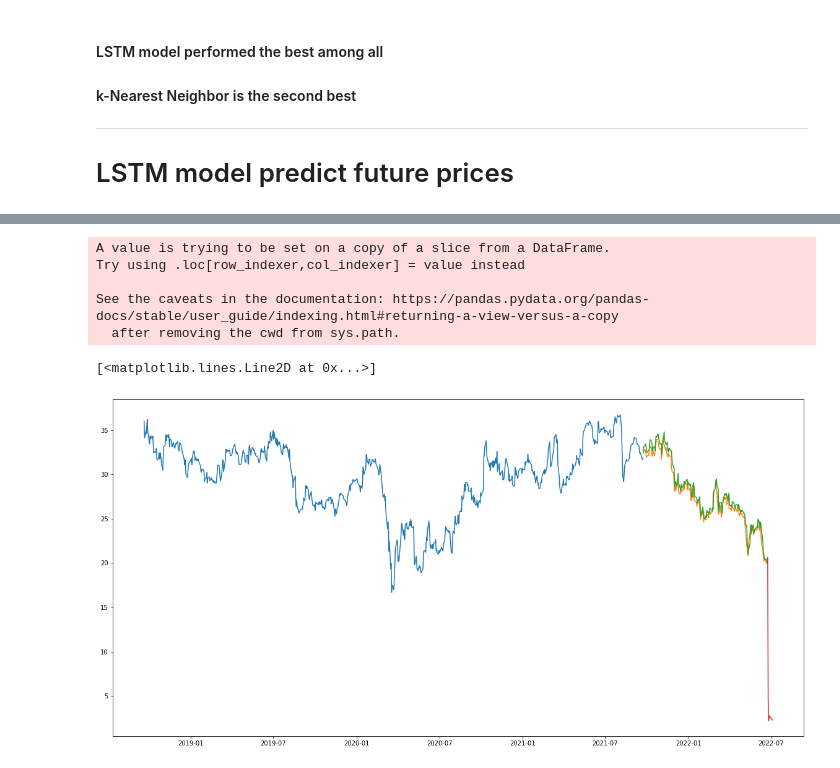
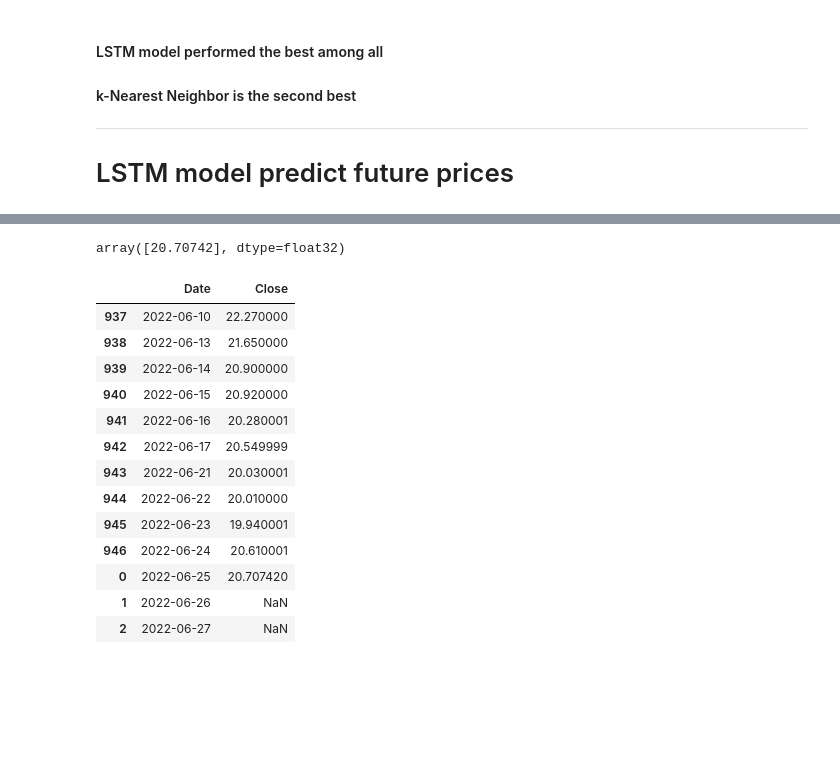
Before and after one commit to YanjunLin-Andrie/ELAN_stock_prediction, a Jupyter notebook: ELAN_full__analysis.ipynb, the cells around one changed output, grey strips where cells are left out. Cells and saved outputs as stored; diff of their text form; code cells hidden in the pictures; blank space fills up the shorter version.

```diff
--- a/ELAN_full__analysis.ipynb
+++ b/ELAN_full__analysis.ipynb
@@ -453,0 +446,5 @@ new_data
+# %%
+future_dates = pd.date_range(start='06/25/2022', periods=40)
+future_dates_df = pd.DataFrame(future_dates, columns = ['Date'])
+new_df = pd.concat([new_data, future_dates_df], axis = 0)
+new_df
@@ -454,17 +475,13 @@ new_data
 # %%
-for i in range(0,len(data)):
-    new_data['Date'][i] = data['Date'][i]
-    new_data['Close'][i] = data['Close'][i]
-
 #setting index
-new_data.index = new_data.Date
-new_data.drop('Date', axis=1, inplace=True)
+new_df.index = new_df.Date
+new_df.drop('Date', axis=1, inplace=True)
 
 #creating train and test sets
-dataset = new_data.values
+dataset = new_df.values
 
-train = dataset[:,:]
-# valid = dataset[757:,:]
+train = dataset[0:947,:]
+prediction = dataset[947:,:]
 
 #converting dataset into x_train and y_train
 scaler = MinMaxScaler(feature_range=(0, 1))
@@ -487,8 +504,8 @@ model.add(Dense(1))
 model.compile(loss='mean_squared_error', optimizer='adam')
 model.fit(x_train, y_train, epochs=10, batch_size=1, verbose=2)
 
-#predicting future values, using past 40 from the train data
-inputs = new_data[len(new_data) - 40:].values
+#predicting 40 values, using past 40 from the train data
+inputs = new_df[len(new_df) - len(prediction) -40:].values
 inputs = inputs.reshape(-1,1)
 inputs  = scaler.transform(inputs)
 
@@ -498,7 +515,6 @@ for i in range(40,inputs.shape[0]):
 X_test = np.array(X_test)
 
 X_test = np.reshape(X_test, (X_test.shape[0],X_test.shape[1],1))
-future_price = model.predict(X_test)
-future_price = scaler.inverse_transform(future_price)
-future_price
+prediction_price = model.predict(X_test)
+prediction_price = scaler.inverse_transform(prediction_price)
 # %% [output]
@@ -633,16 +541,23 @@ future
-# %%
-#for plotting
-train = new_data[:757]
-valid = new_data[757:]
-valid['Predictions'] = closing_price
-plt.plot(train['Close'])
-plt.plot(valid[['Close','Predictions']])
-plt.plot(future['future_price'])
-# %% [output]
-A value is trying to be set on a copy of a slice from a DataFrame.
-Try using .loc[row_indexer,col_indexer] = value instead
-
-See the caveats in the documentation: https://pandas.pydata.org/pandas-docs/stable/user_guide/indexing.html#returning-a-view-versus-a-copy
-  after removing the cwd from sys.path.
-[<matplotlib.lines.Line2D at 0x...>]
-[figure, removed]
+# %%
+prediction_price[0]
+# %% [output]
+array([20.70742], dtype=float32)
+# %%
+new_df.iloc[947,1] = prediction_price[0]
+# %%
+new_df.iloc[937: 950,:]
+# %% [output]
+|  | Date | Close |
+| 937 | 2022-06-10 | 22.270000 |
+| 938 | 2022-06-13 | 21.650000 |
+| 939 | 2022-06-14 | 20.900000 |
+| 940 | 2022-06-15 | 20.920000 |
+| 941 | 2022-06-16 | 20.280001 |
+| 942 | 2022-06-17 | 20.549999 |
+| 943 | 2022-06-21 | 20.030001 |
+| 944 | 2022-06-22 | 20.010000 |
+| 945 | 2022-06-23 | 19.940001 |
+| 946 | 2022-06-24 | 20.610001 |
+| 0 | 2022-06-25 | 20.707420 |
+| 1 | 2022-06-26 | NaN |
+| 2 | 2022-06-27 | NaN |
```
Also changed, not shown: parts of 29 cells of this notebook.
